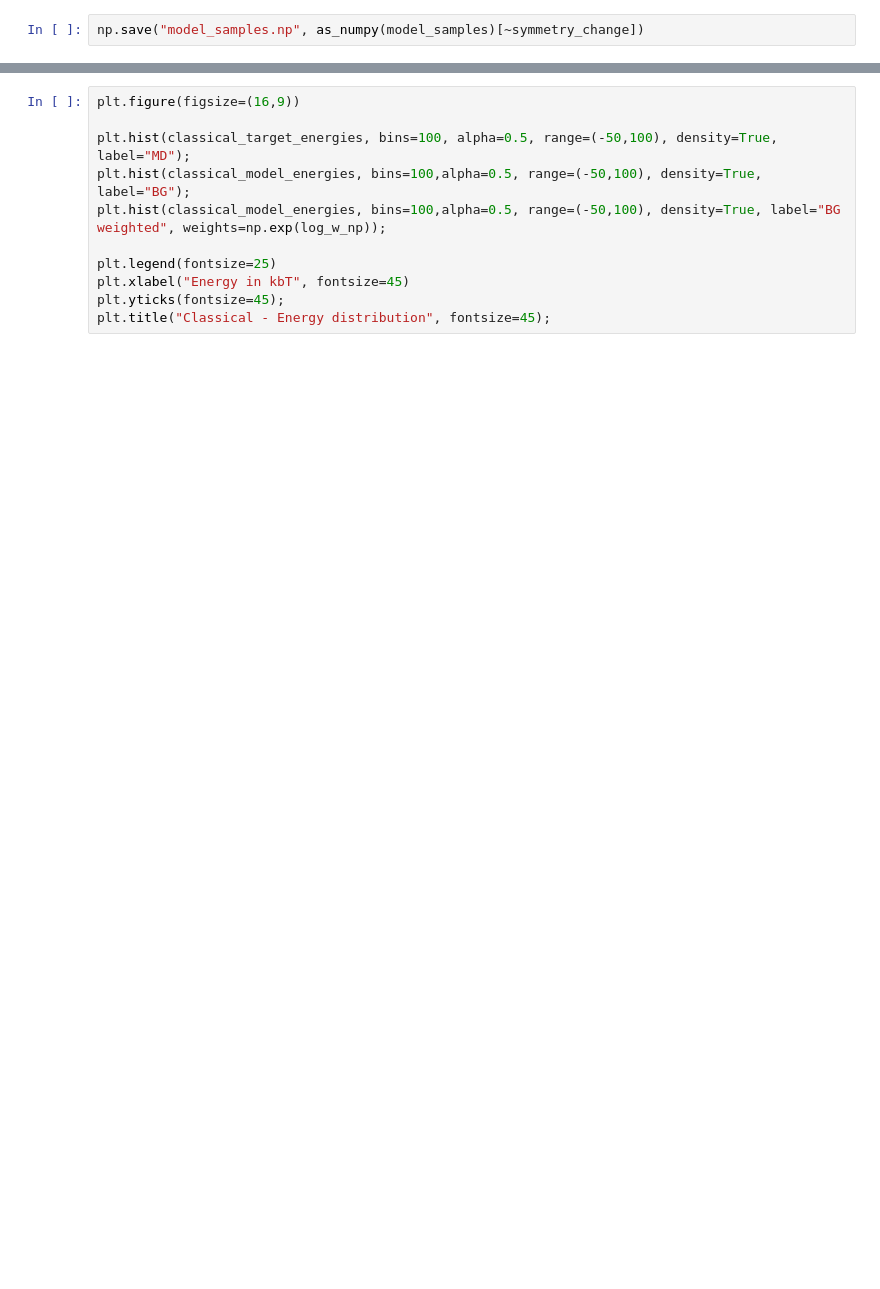
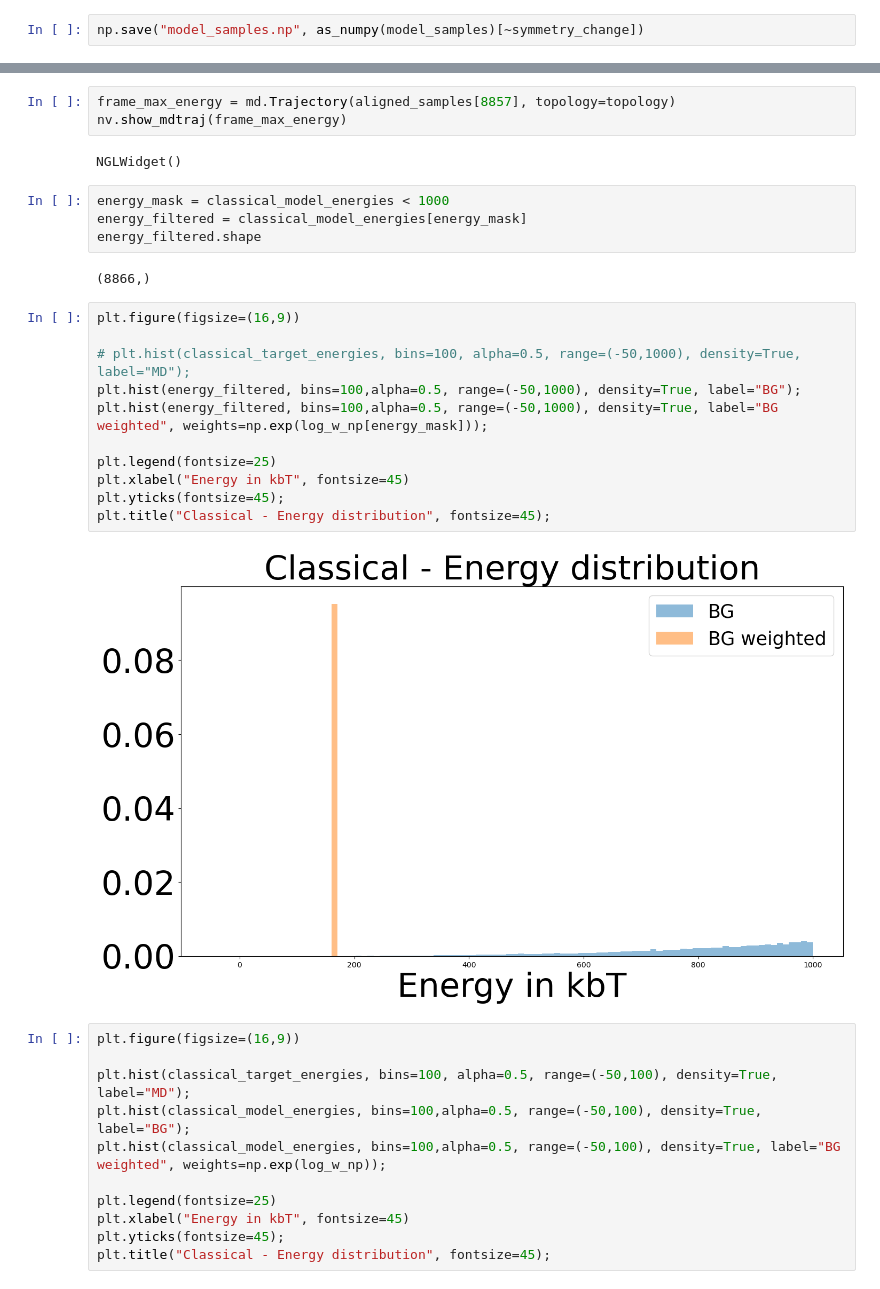
Before and after one commit to seonghyun26/tbg, a Jupyter notebook: AD2_classical_evaluation.ipynb, the cells around one changed output, grey strips where cells are left out. Drawn from its saved outputs; the diff is of its cells as text; blank space fills up the shorter version.

```diff
--- a/AD2_classical_evaluation.ipynb
+++ b/AD2_classical_evaluation.ipynb
@@ -220,3 +213,27 @@ sampling_efficiency(torch.from_numpy(log_w_np)).item()
+# %%
+frame_max_energy = md.Trajectory(aligned_samples[8857], topology=topology)
+nv.show_mdtraj(frame_max_energy)
+# %% [output]
+NGLWidget()
+# %%
+energy_mask = classical_model_energies < 1000
+energy_filtered = classical_model_energies[energy_mask]
+energy_filtered.shape
+# %% [output]
+(8866,)
+# %%
+plt.figure(figsize=(16,9))
+
+# plt.hist(classical_target_energies, bins=100, alpha=0.5, range=(-50,1000), density=True, label="MD");
+plt.hist(energy_filtered, bins=100,alpha=0.5, range=(-50,1000), density=True, label="BG");
+plt.hist(energy_filtered, bins=100,alpha=0.5, range=(-50,1000), density=True, label="BG weighted", weights=np.exp(log_w_np[energy_mask]));
+
+plt.legend(fontsize=25)
+plt.xlabel("Energy in kbT", fontsize=45)
+plt.yticks(fontsize=45);
+plt.title("Classical - Energy distribution", fontsize=45);
+# %% [output]
+[figure, added]
 # %%
 plt.figure(figsize=(16,9))
 
```
Also changed, not shown: parts of 25 cells of this notebook, 24 other files.
